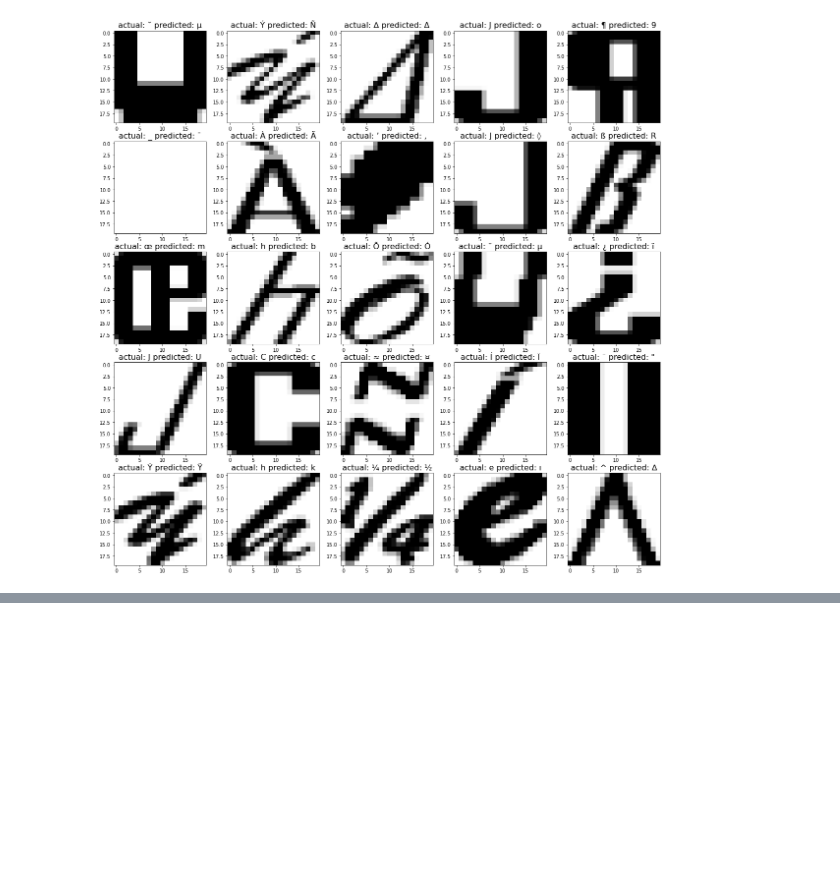
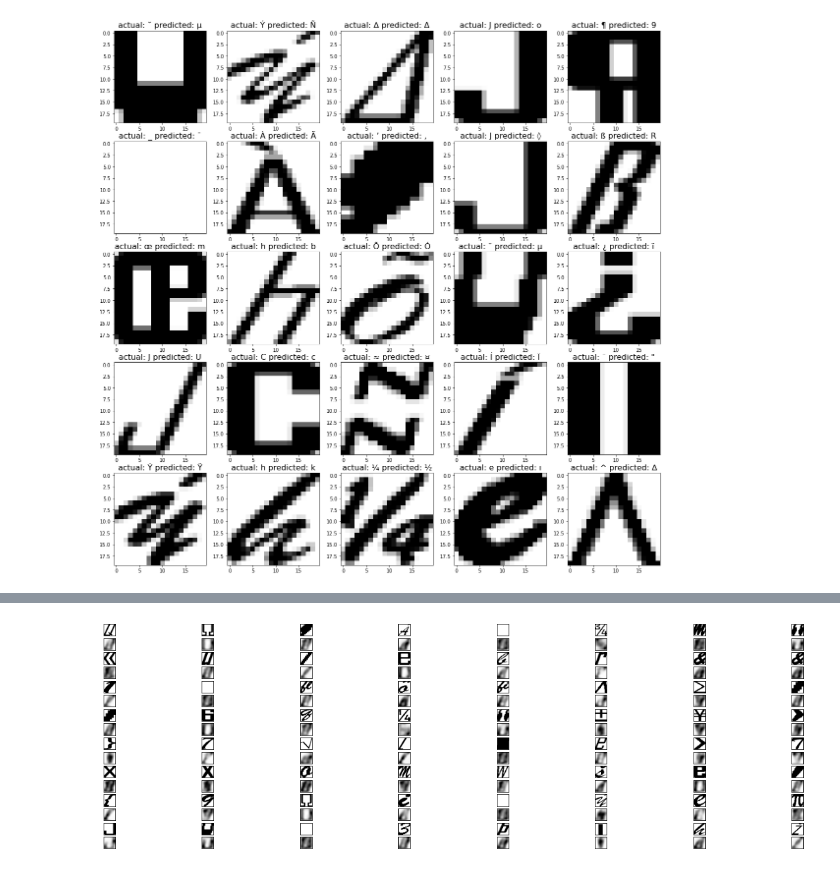
Before and after one commit to bradenpotter12/CS6017, a Jupyter notebook: homework6.ipynb, the cells around one changed output, grey strips where cells are left out. Saved outputs shown, nothing was run; the diff lists cells and outputs as text; code cells hidden in the pictures; blank space fills up the shorter version.

```diff
--- a/homework6.ipynb
+++ b/homework6.ipynb
@@ -450,0 +600,3 @@ for ii in np.arange(25):
+# %%
+train_autoencoder(autoencoder_net, tensor_mixed_train, 2)
+evaluate_autoencoder(autoencoder_net, tensor_mixed_test)
@@ -450,0 +607,26 @@ for ii in np.arange(25):
+# %%
+def drawComparisons(model, testing_data):
+    test_loader = torch.utils.data.DataLoader(testing_data, batch_size=8, shuffle=True, num_workers=0)
+    plt.figure(figsize=(20, 6))
+    for i, batch in enumerate(test_loader):
+        if i >= 8: break
+        images = batch[0]
+        #print(images.shape)
+        with torch.no_grad():
+            reconstructed = model(images)
+            for j in range(len(images)):
+                #draw the original image
+                ax = plt.subplot(16, 8, i*16 + j + 1)
+                plt.imshow(images[j].reshape((20,20)), cmap="Greys", interpolation=None)
+                ax.get_xaxis().set_visible(False)
+                ax.get_yaxis().set_visible(False)
+
+                #and the reconstructed version in the next row
+                ax = plt.subplot(16, 8, i*16 + j + 1 + 8)
+                plt.imshow(reconstructed[j].reshape((20,20)), cmap="Greys", interpolation=None)
+                ax.get_xaxis().set_visible(False)
+                ax.get_yaxis().set_visible(False)
+
+drawComparisons(autoencoder_net, tensor_mixed_test)
+# %% [output]
+[figure, added]
```
Also changed, not shown: parts of 6 cells of this notebook.
